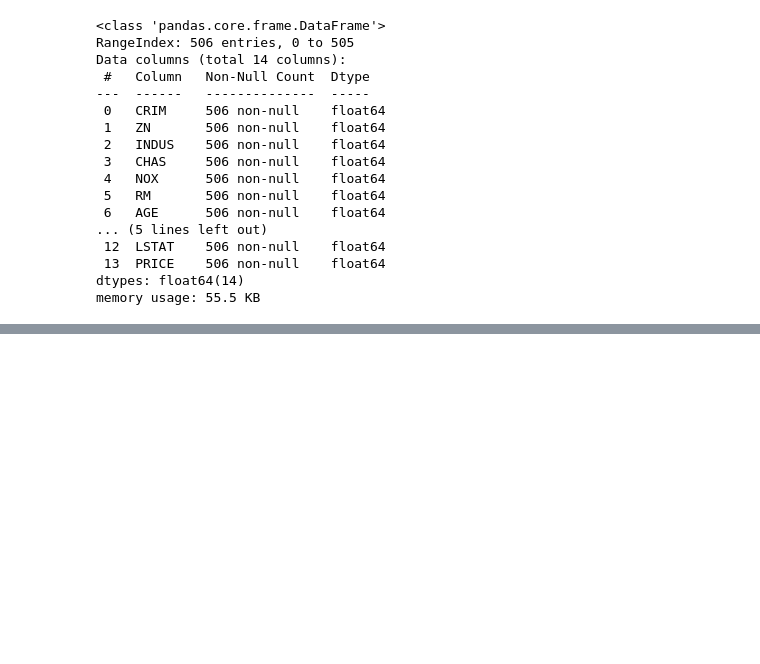
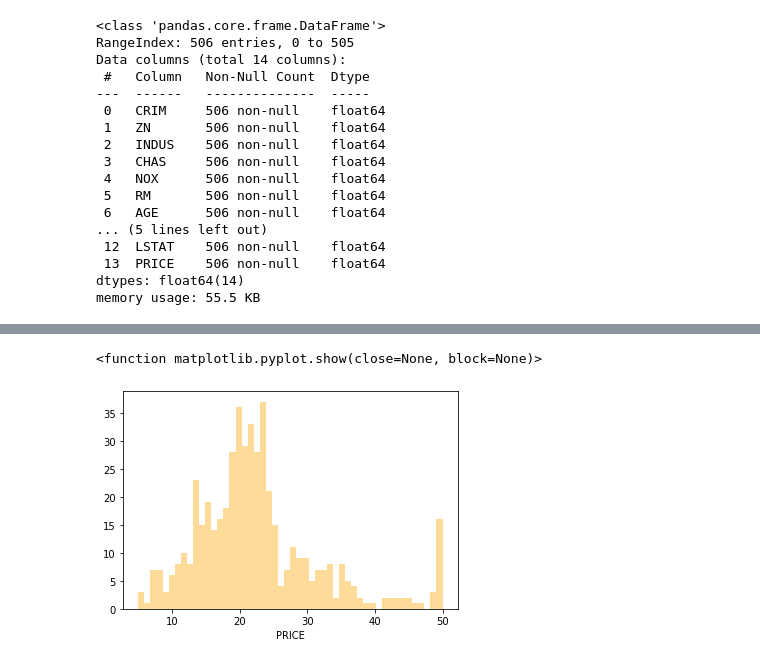
Before and after one commit to MattMau88/udemy_ds-ml-2020, a Jupyter notebook: 05_MultivarRegr_HousePricePrediction/05_MultivariateRegression.ipynb, the cells around one changed output, grey strips where cells are left out. Cells and saved outputs as stored; diff of their text form; code cells hidden in the pictures; blank space fills up the shorter version.

```diff
--- a/05_MultivarRegr_HousePricePrediction/05_MultivariateRegression.ipynb
+++ b/05_MultivarRegr_HousePricePrediction/05_MultivariateRegression.ipynb
@@ -196,0 +213,6 @@ memory usage: 55.5 KB
+# %%
+sns.distplot(data['PRICE'], bins=50, hist=True, kde=False, color='orange')
+plt.show
+# %% [output]
+<function matplotlib.pyplot.show(close=None, block=None)>
+[figure, added]
```
Also changed, not shown: parts of 24 cells of this notebook, 1 other file.
